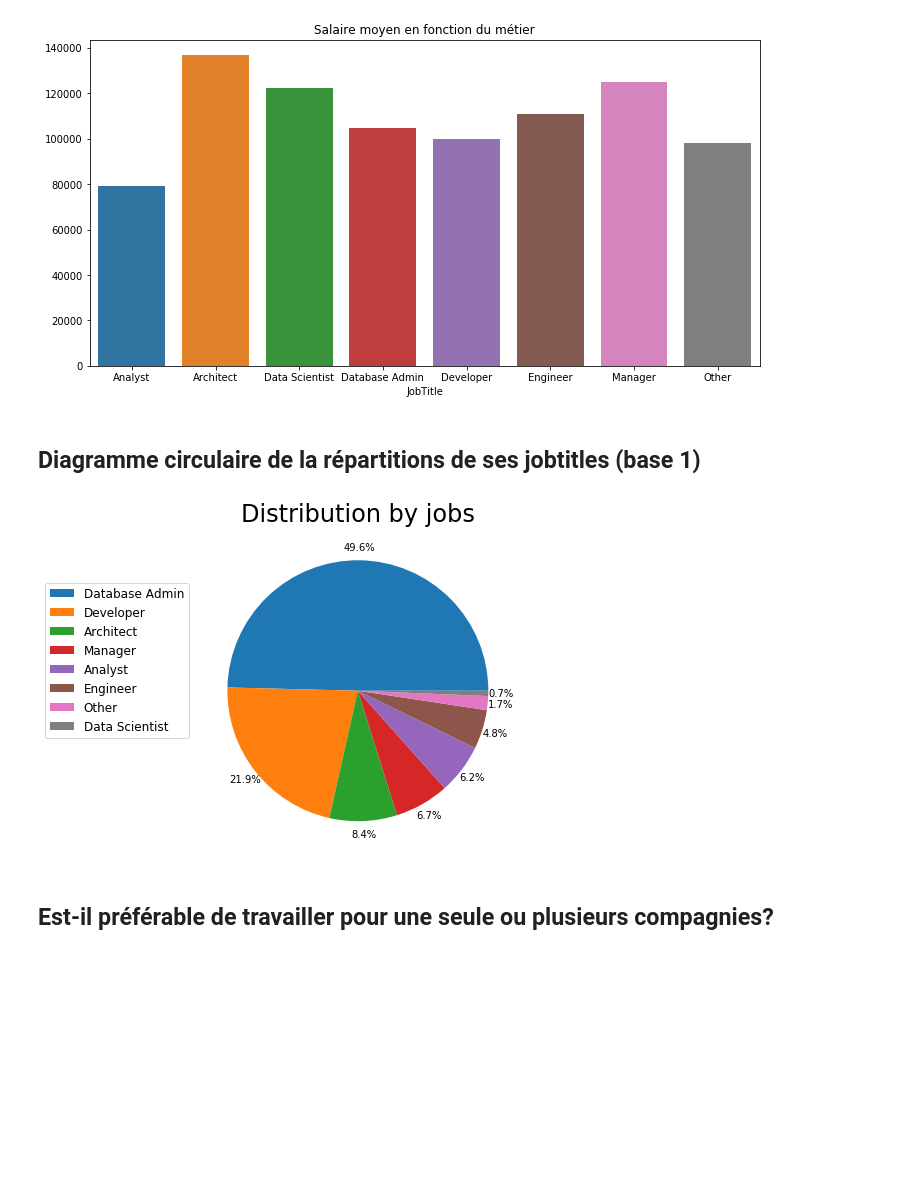
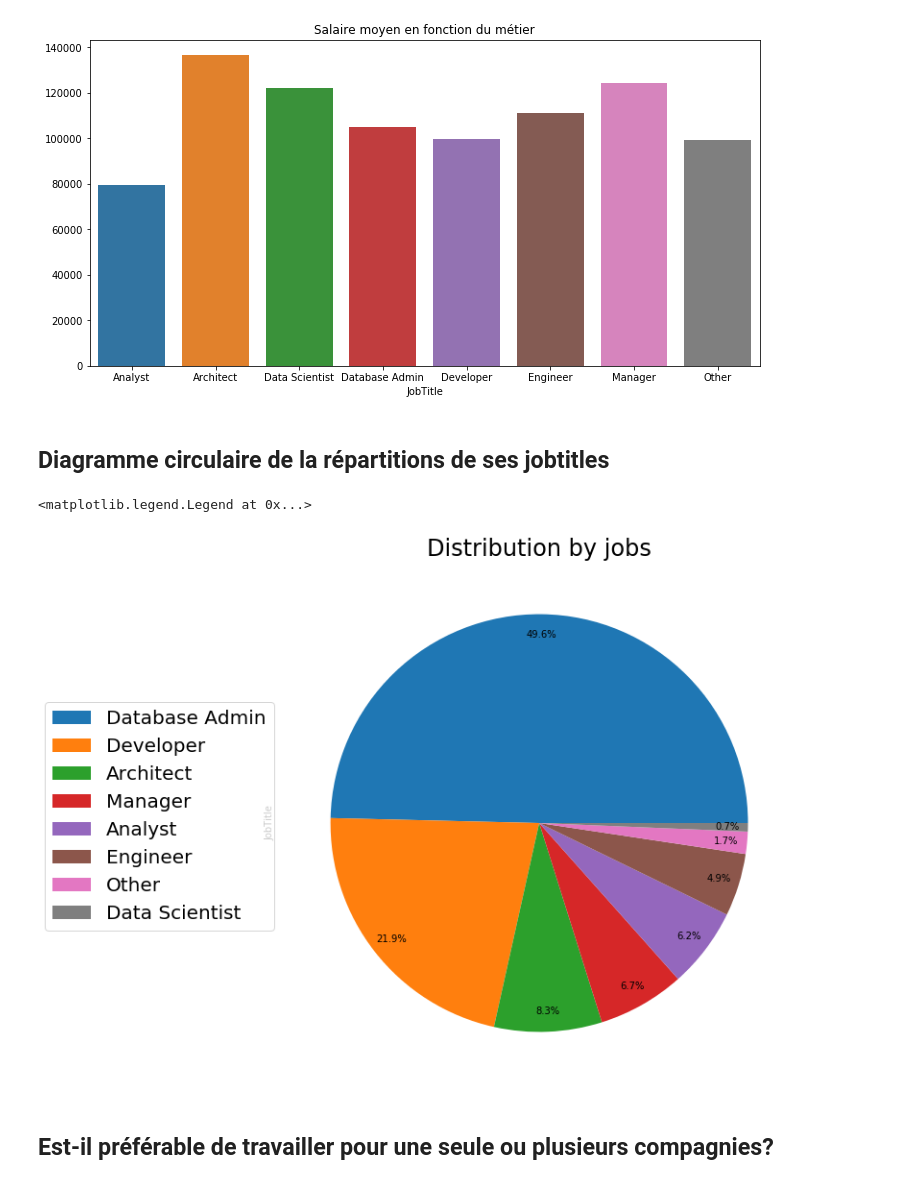
Before and after one commit to Gio-Mgm/american-dream, a Jupyter notebook: notebook/Career_visualization.ipynb, the cells around one changed output. Cells and saved outputs as stored; diff of their text form; code cells hidden in the pictures; blank space fills up the shorter version.

```diff
--- a/notebook/Career_visualization.ipynb
+++ b/notebook/Career_visualization.ipynb
@@ -4,5 +4,5 @@ import numpy as np
 import matplotlib.pyplot as plt
 import seaborn as sns
 
-df1 = pd.read_csv("../data/02_intermediate/survey_df.csv")
-df2 = pd.read_csv("../data/02_intermediate/data_analyst_df.csv")
+df1 = pd.read_csv("../data/02_intermediate/df1.csv", index_col="Unnamed: 0")
+dfk = pd.read_csv("../data/02_intermediate/dfk.csv", index_col="Unnamed: 0")
@@ -32,5 +74,0 @@ sns.boxplot(x = df1["SalaryUSD"])
-# %%
-df1 = df1.drop(df1[df1["SalaryUSD"] < 5000].index)
-df1 = df1.drop(df1[df1["SalaryUSD"] > 400000].index)
-plt.figure(figsize = (20,10))
-sns.boxplot(x=df1["SalaryUSD"])
@@ -93,19 +95,18 @@ make_barplot(title, by_job, (12,6))
 <matplotlib.axes._subplots.AxesSubplot at 0x...>
 [figure]
 # %% [markdown]
-## Diagramme circulaire de la répartitions de ses jobtitles (base 1)
+## Diagramme circulaire de la répartitions de ses jobtitles
 # %%
-percents = df1["JobTitle"].value_counts().map(lambda f : round(f * 100 / df1["JobTitle"].size,2))
 labels = df1["JobTitle"].value_counts().index
 values = df1["JobTitle"].value_counts()
-fig, ax = plt.subplots()
-ax.pie(values, autopct="%1.1f%%", pctdistance=1.1)
+#fig, ax = plt.subplots()
+values.plot.pie(autopct="%1.1f%%", pctdistance=0.9, figsize=(10,10), labels=None)
 plt.title("Distribution by jobs", fontsize=24)
-plt.legend(labels, bbox_to_anchor=(0, 0.85),
-           fontsize=12)
-fig.set_size_inches(6,6)
+plt.legend(labels, bbox_to_anchor=(0.01, 0.75),
+           fontsize=20)
 # %% [output]
+<matplotlib.legend.Legend at 0x...>
-[figure, old version]
+[figure, new version]
 # %% [markdown]
 ## Est-il préférable de travailler pour une seule ou plusieurs compagnies?
 # %%
```
Also changed, not shown: parts of 26 cells of this notebook, 5 other files.
